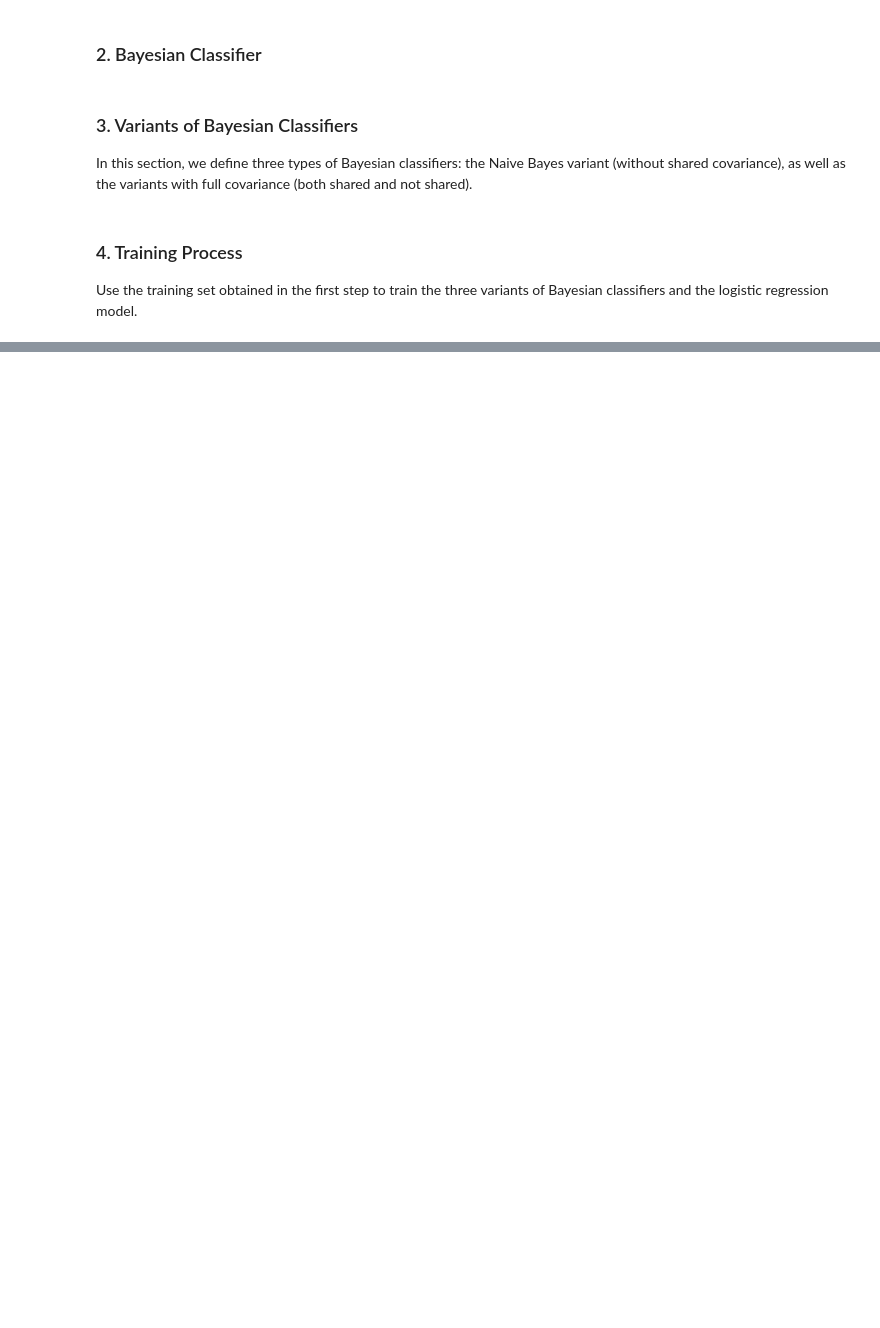
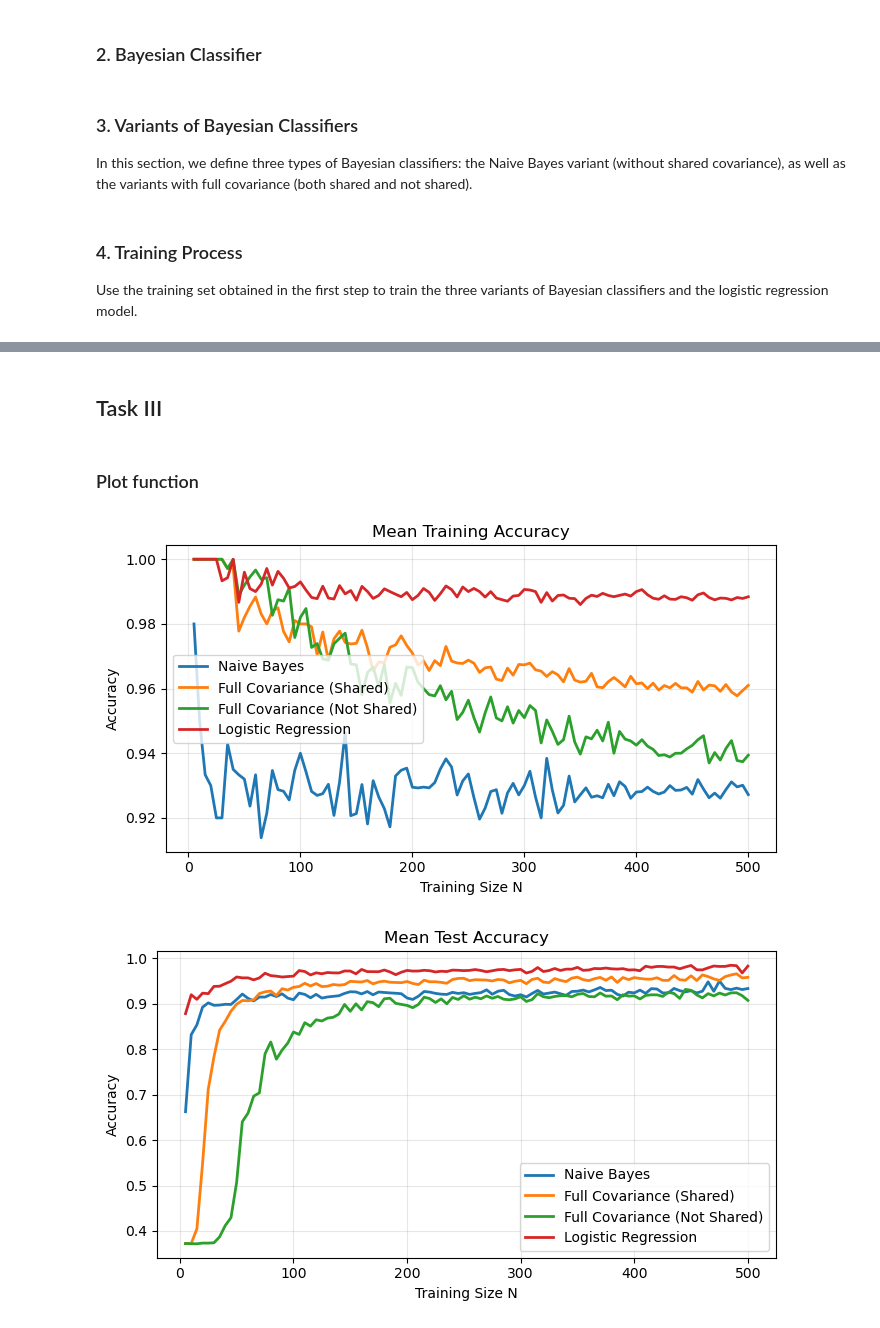
Before and after one commit to MinGGGoD/ML_ASS, a Jupyter notebook: 35224436 Yiming Zhang a1 sec3.ipynb, the cells around one changed output, grey strips where cells are left out. Drawn from its saved outputs; the diff is of its cells as text; code cells hidden in the pictures; blank space fills up the shorter version.

```diff
--- a/35224436 Yiming Zhang a1 sec3.ipynb
+++ b/35224436 Yiming Zhang a1 sec3.ipynb
@@ -131,5 +143,8 @@ full_cov_shared.fit(X_train, y_train)
 # full covariance variant with not shared covariance
 full_cov_not_shared.fit(X_train, y_train)
 # logistic regression model
-logistic_regression = LogisticRegression()
+from sklearn.preprocessing import StandardScaler
+from sklearn.pipeline import make_pipeline
+logistic_regression = make_pipeline(StandardScaler(), LogisticRegression(max_iter=1000))
+# logistic_regression = LogisticRegression()
 logistic_regression.fit(X_train, y_train)
@@ -137,0 +396,75 @@ logistic_regression.fit(X_train, y_train)
+# %% [markdown]
+## Task III
+# %% [markdown]
+### Plot function
+# %%
+import pandas as pd
+import matplotlib.pyplot as plt
+
+df = pd.DataFrame(results)
+
+# calculate the mean of train and test accuracy
+df_mean = (
+    df.groupby(["N", "model"], as_index=False)[["train_accuracy", "test_accuracy"]]
+    .mean()
+    .sort_values(["model", "N"])
+)
+
+models = [
+    "Naive Bayes",
+    "Full Covariance (Shared)",
+    "Full Covariance (Not Shared)",
+    "Logistic Regression",
+]
+
+# zoom y-value to make the plot easy to read
+# train_ymin = max(0.5, df_mean["train_accuracy"].min() - 0.05)
+# train_ymax = min(1.0, df_mean["train_accuracy"].max() + 0.02)
+# test_ymin = max(0.5, df_mean["test_accuracy"].min() - 0.05)
+# test_ymax = min(1.0, df_mean["test_accuracy"].max() + 0.02)
+
+# mean train accuracy plot
+plt.figure(figsize=(7, 4))
+for model in models:
+    data = df_mean[df_mean["model"] == model]
+    if data.empty:
+        continue
+    plt.plot(
+        data["N"],
+        data["train_accuracy"],
+        label=model,
+        linewidth=2,
+    )
+plt.xlabel("Training Size N")
+plt.ylabel("Accuracy")
+plt.title("Mean Training Accuracy")
+# plt.ylim(train_ymin, train_ymax)
+plt.grid(True, alpha=0.3)
+plt.legend()
+plt.tight_layout()
+plt.show()
+
+
+# mean test accuracy plot
+plt.figure(figsize=(7, 4))
+for model in models:
+    data = df_mean[df_mean["model"] == model]
+    if data.empty:
+        continue
+    plt.plot(
+        data["N"],
+        data["test_accuracy"],
+        label=model,
+        linewidth=2,
+    )
+plt.xlabel("Training Size N")
+plt.ylabel("Accuracy")
+plt.title("Mean Test Accuracy")
+# plt.ylim(test_ymin, test_ymax)
+plt.grid(True, alpha=0.3)
+plt.legend()
+plt.tight_layout()
+plt.show()
+# %% [output]
+[figure, added]
+[figure, added]
```
Also changed, not shown: parts of 27 cells of this notebook.
